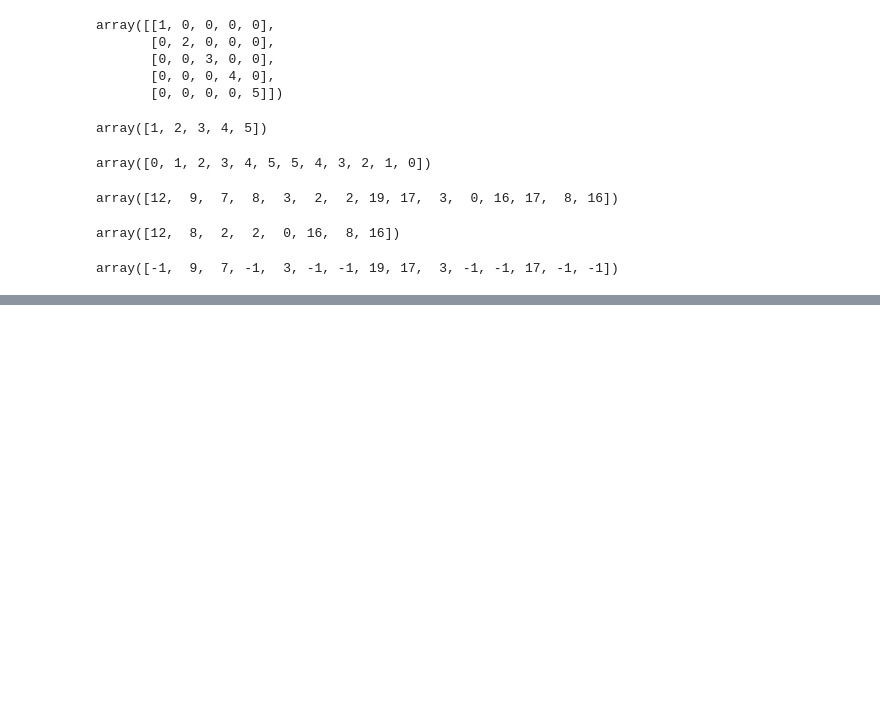
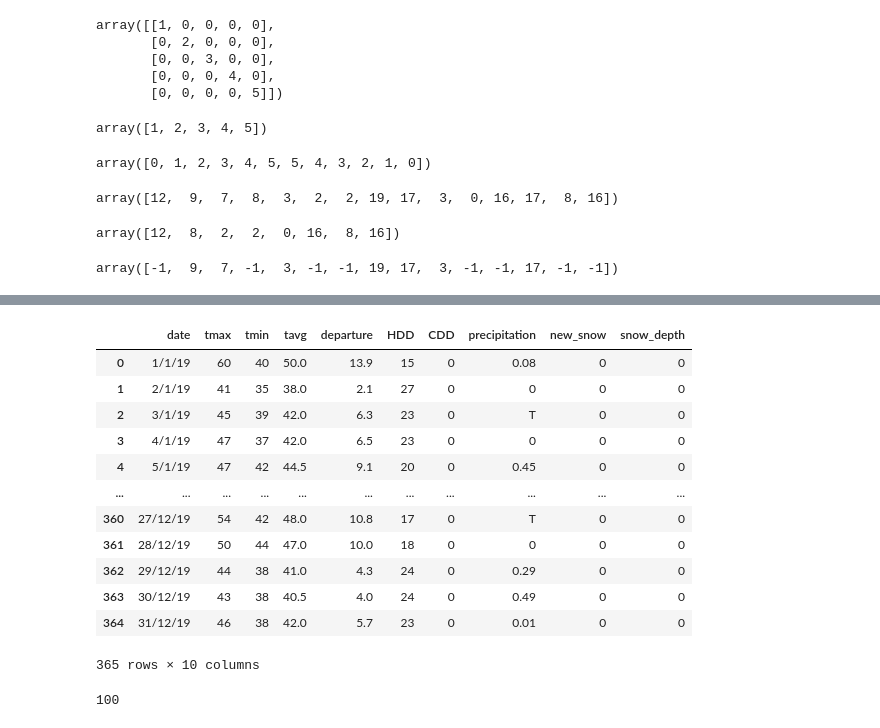
Before and after one commit to kunalmalav/python-libraries, a Jupyter notebook: Untitled.ipynb, the cells around one changed output, grey strips where cells are left out. Saved outputs shown, nothing was run; the diff lists cells and outputs as text; code cells hidden in the pictures; blank space fills up the shorter version.

```diff
--- a/Untitled.ipynb
+++ b/Untitled.ipynb
@@ -185,0 +189,22 @@ plt.show
+# %%
+import pandas as pd
+df = pd.read_csv('nyc_temperature.csv')
+df
+# %% [output]
+|  | date | tmax | tmin | tavg | departure | HDD | CDD | precipitation | new_snow | snow_depth |
+| 0 | 1/1/19 | 60 | 40 | 50.0 | 13.9 | 15 | 0 | 0.08 | 0 | 0 |
+| 1 | 2/1/19 | 41 | 35 | 38.0 | 2.1 | 27 | 0 | 0 | 0 | 0 |
+| 2 | 3/1/19 | 45 | 39 | 42.0 | 6.3 | 23 | 0 | T | 0 | 0 |
+| 3 | 4/1/19 | 47 | 37 | 42.0 | 6.5 | 23 | 0 | 0 | 0 | 0 |
+| 4 | 5/1/19 | 47 | 42 | 44.5 | 9.1 | 20 | 0 | 0.45 | 0 | 0 |
+| ... | ... | ... | ... | ... | ... | ... | ... | ... | ... | ... |
+| 360 | 27/12/19 | 54 | 42 | 48.0 | 10.8 | 17 | 0 | T | 0 | 0 |
+| 361 | 28/12/19 | 50 | 44 | 47.0 | 10.0 | 18 | 0 | 0 | 0 | 0 |
+| 362 | 29/12/19 | 44 | 38 | 41.0 | 4.3 | 24 | 0 | 0.29 | 0 | 0 |
+| 363 | 30/12/19 | 43 | 38 | 40.5 | 4.0 | 24 | 0 | 0.49 | 0 | 0 |
+| 364 | 31/12/19 | 46 | 38 | 42.0 | 5.7 | 23 | 0 | 0.01 | 0 | 0 |
+365 rows × 10 columns
+# %%
+df['tmax'].max()
+# %% [output]
+100
```
Also changed, not shown: parts of 30 cells of this notebook, 2 other files.
